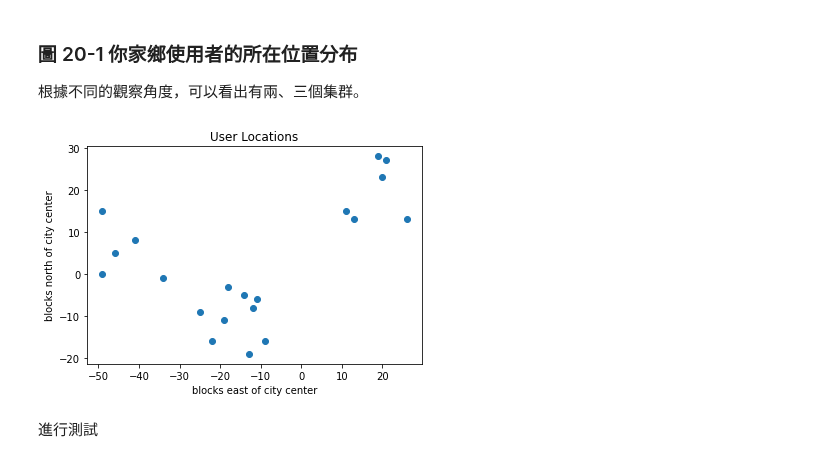
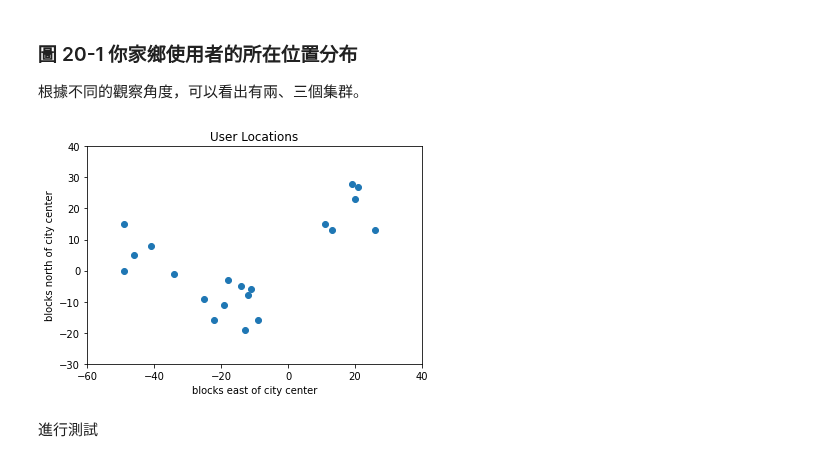
Before and after one commit to hank199599/data_science_from_scratch_reading_log, a Jupyter notebook: Chapter20.ipynb, the cells around one changed output. Drawn from its saved outputs; the diff is of its cells as text; code cells hidden in the pictures.

```diff
--- a/Chapter20.ipynb
+++ b/Chapter20.ipynb
@@ -119,18 +119,19 @@ class KMeans:
 # %%
 from matplotlib import pyplot as plt
 
 inputs: List[List[float]] = [[-14,-5],[13,13],[20,23],[-19,-11],[-9,-16],[21,27],[-49,15],[26,13],[-46,5],[-34,-1],[11,15],[-49,0],[-22,-16],[19,28],[-12,-8],[-13,-19],[-41,8],[-11,-6],[-25,-9],[-18,-3]]
 
 xs = [row[0] for row in inputs]
 ys = [row[1] for row in inputs]
 
 plt.scatter(xs,ys)
+plt.axis([-60,40,-30,40])
 plt.title("User Locations")
 plt.xlabel("blocks east of city center")
 plt.ylabel("blocks north of city center")
 plt.show()
 # %% [output]
-[figure, old version]
+[figure, new version]
 # %% [markdown]
 進行測試
 # %%
```
Also changed, not shown: parts of 5 cells of this notebook.
